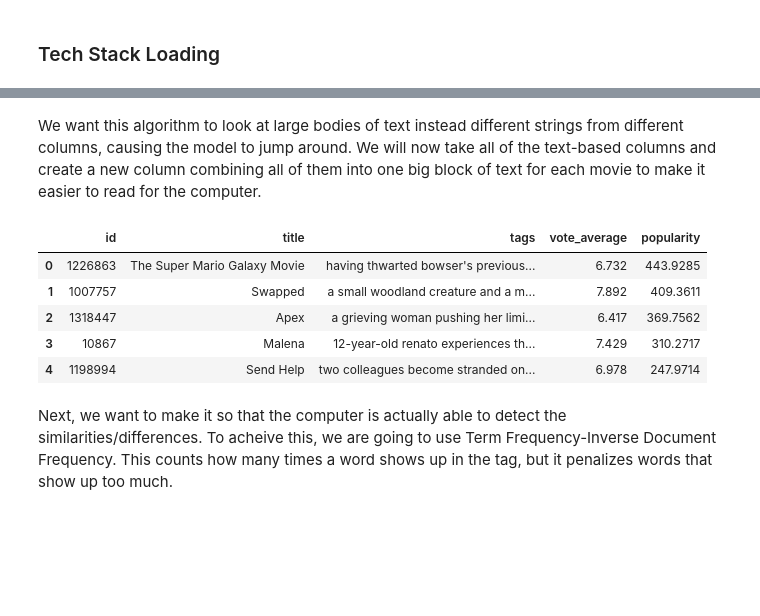
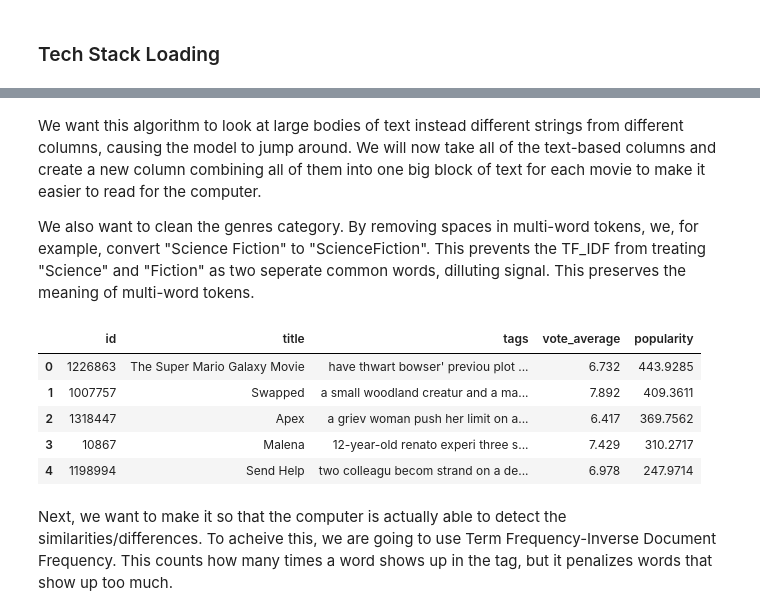
Before and after one commit to clarktenge/movie-recommender, a Jupyter notebook: PSTAT 134 FINAL PROJECT.ipynb, the cells around one changed output, grey strips where cells are left out. Saved outputs shown, nothing was run; the diff lists cells and outputs as text; code cells hidden in the pictures; blank space fills up the shorter version.

```diff
--- a/PSTAT 134 FINAL PROJECT.ipynb
+++ b/PSTAT 134 FINAL PROJECT.ipynb
@@ -37,7 +38,7 @@ if os.path.exists(cache_file):
     movies_df = pd.read_pickle(cache_file)
 
 else:
-    API_TOKEN = # API TOKEN GOES HERE
+    #API_TOKEN = # API TOKEN GOES HERE
     headers = {
         "accept": "application/json",
         "Authorization": f'Bearer {API_TOKEN}'
@@ -88,42 +89,67 @@ movies_df.head()
 | 4 | 1198994 | Send Help | Two colleagues become stranded on... | [Horror, Thriller, Comedy] | [bullying, role reversal, surviva... | [Rachel McAdams, Dylan O'Brien, E... | 6.978 | 247.9714 |
 # %% [markdown]
 We want this algorithm to look at large bodies of text instead different strings from different columns, causing the model to jump around. We will now take all of the text-based columns and create a new column combining all of them into one big block of text for each movie to make it easier to read for the computer.
+
+We also want to clean the genres category. By removing spaces in multi-word tokens, we, for example, convert "Science Fiction" to "ScienceFiction". This prevents the TF_IDF from treating "Science" and "Fiction" as two seperate common words, dilluting signal. This preserves the meaning of multi-word tokens.
 # %%
-# Helper function
+# Helper function — removes spaces so multi-word names become single tokens
+# e.g. "Tom Hanks" → "TomHanks", "Science Fiction" → "ScienceFiction"
 def clean(items):
     return [i.replace(" ", "") for i in items]
 
-# Saves genres
+# Save genres before any modification
 movies_df['genres_display'] = movies_df['genres'].copy()
 
-# Removing spaces form the values in each list column
-for col in ['genres', 'cast', 'keywords']:
+# Apply space-removal only to genres and cast, NOT keywords.
+# clean() on keywords collapses "dream heist" → "dreamheist", hiding
+# individual tokens from TF-IDF. Use underscores so "dream_heist" stays
+# atomic but the underscore form is consistent across all films.
+for col in ['genres', 'cast']:
     movies_df[col] = movies_df[col].apply(clean)
+movies_df['keywords'] = movies_df['keywords'].apply(
+    lambda items: [i.replace(" ", "_") for i in items]
+)
 
-# Turning the overview column into a list of words
+# Split overview into words
 movies_df['overview'] = movies_df['overview'].apply(lambda x: x.split() if isinstance(x, str) else [])
 
-# Adding a new column that combines all the lists into one big list with all the information the computer needs
-# Giving genres 3x weight, cast 2x weight, and keywords 2x weight
+# Save display tags BEFORE stemming — used only by the word cloud so it
+# shows human-readable genre/keyword/cast tokens rather than stems.
+_display_tags = (
+    movies_df['overview'] +
+    (movies_df['genres'] * 3) +
+    (movies_df['cast'] * 2) +
+    (movies_df['keywords'] * 2)
+)
+tags_for_display = _display_tags.apply(lambda x: " ".join(str(i) for i in x)).str.lower()
+
+# Stem overview words only — NOT genres/cast/keywords.
+# Stemming camelCase genre tokens like "ScienceFiction" would mangle them
+# (→ "sciencefict"), breaking genre-based matching. Overview words benefit
+# from stemming because "dreaming"/"dreams" etc. should match "dream".
+ps = PorterStemmer()
+movies_df['overview'] = movies_df['overview'].apply(
+    lambda words: [ps.stem(w.lower()) for w in words]
+)
+
+# Combine all features. Genres 3x, cast 2x, keywords 2x to up-weight those signals.
 movies_df['tags'] = movies_df['overview'] + (movies_df['genres'] * 3) + (movies_df['cast'] * 2) + (movies_df['keywords'] * 2)
-
 
 # New cleaned df with just the essential information
 cleaned_movies_df = movies_df[['id', 'title', 'tags', 'vote_average', 'popularity']].copy()
 
-# Making the giant list a string
-cleaned_movies_df['tags'] = cleaned_movies_df['tags'].apply(lambda x: " ".join([str(i) for i in x]) if isinstance(x, list) else "")
-# Making all the values in the giant string lowercase
+# Join list to string and lowercase (genres/cast/keywords are lowercased here, not stemmed)
+cleaned_movies_df['tags'] = cleaned_movies_df['tags'].apply(lambda x: " ".join(str(i) for i in x) if isinstance(x, list) else "")
 cleaned_movies_df['tags'] = cleaned_movies_df['tags'].apply(lambda x: x.lower())
 
 cleaned_movies_df.head()
 # %% [output]
 |  | id | title | tags | vote_average | popularity |
-| 0 | 1226863 | The Super Mario Galaxy Movie | having thwarted bowser's previous... | 6.732 | 443.9285 |
-| 1 | 1007757 | Swapped | a small woodland creature and a m... | 7.892 | 409.3611 |
-| 2 | 1318447 | Apex | a grieving woman pushing her limi... | 6.417 | 369.7562 |
-| 3 | 10867 | Malena | 12-year-old renato experiences th... | 7.429 | 310.2717 |
-| 4 | 1198994 | Send Help | two colleagues become stranded on... | 6.978 | 247.9714 |
+| 0 | 1226863 | The Super Mario Galaxy Movie | have thwart bowser' previou plot ... | 6.732 | 443.9285 |
+| 1 | 1007757 | Swapped | a small woodland creatur and a ma... | 7.892 | 409.3611 |
+| 2 | 1318447 | Apex | a griev woman push her limit on a... | 6.417 | 369.7562 |
+| 3 | 10867 | Malena | 12-year-old renato experi three s... | 7.429 | 310.2717 |
+| 4 | 1198994 | Send Help | two colleagu becom strand on a de... | 6.978 | 247.9714 |
 # %% [markdown]
 Next, we want to  make it so that the computer is actually able to detect the similarities/differences. To acheive this, we are going to use Term Frequency-Inverse Document Frequency. This counts how many times a word shows up in the tag, but it penalizes words that show up too much.
 # %%
```
Also changed, not shown: parts of 7 cells of this notebook.
